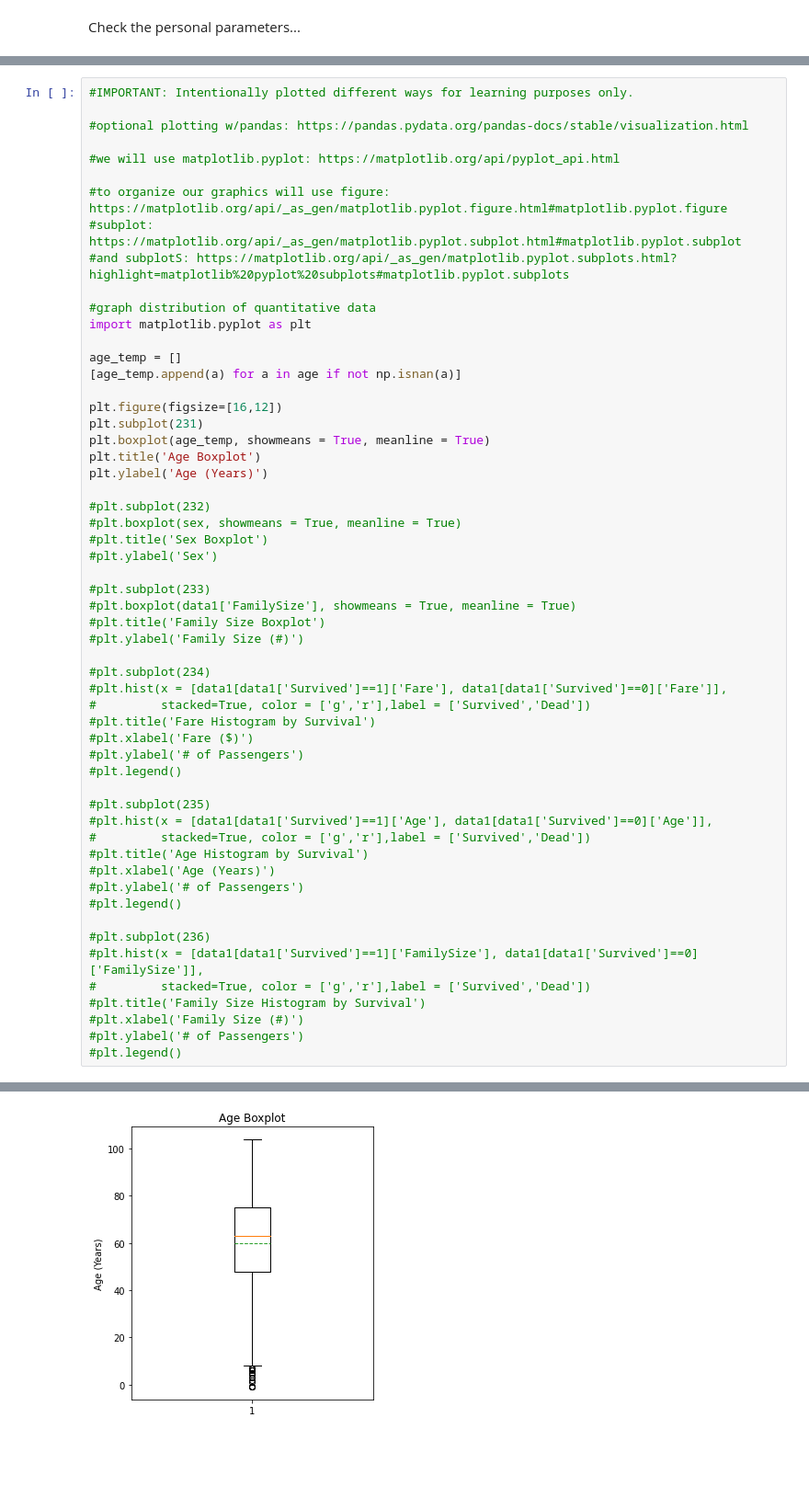
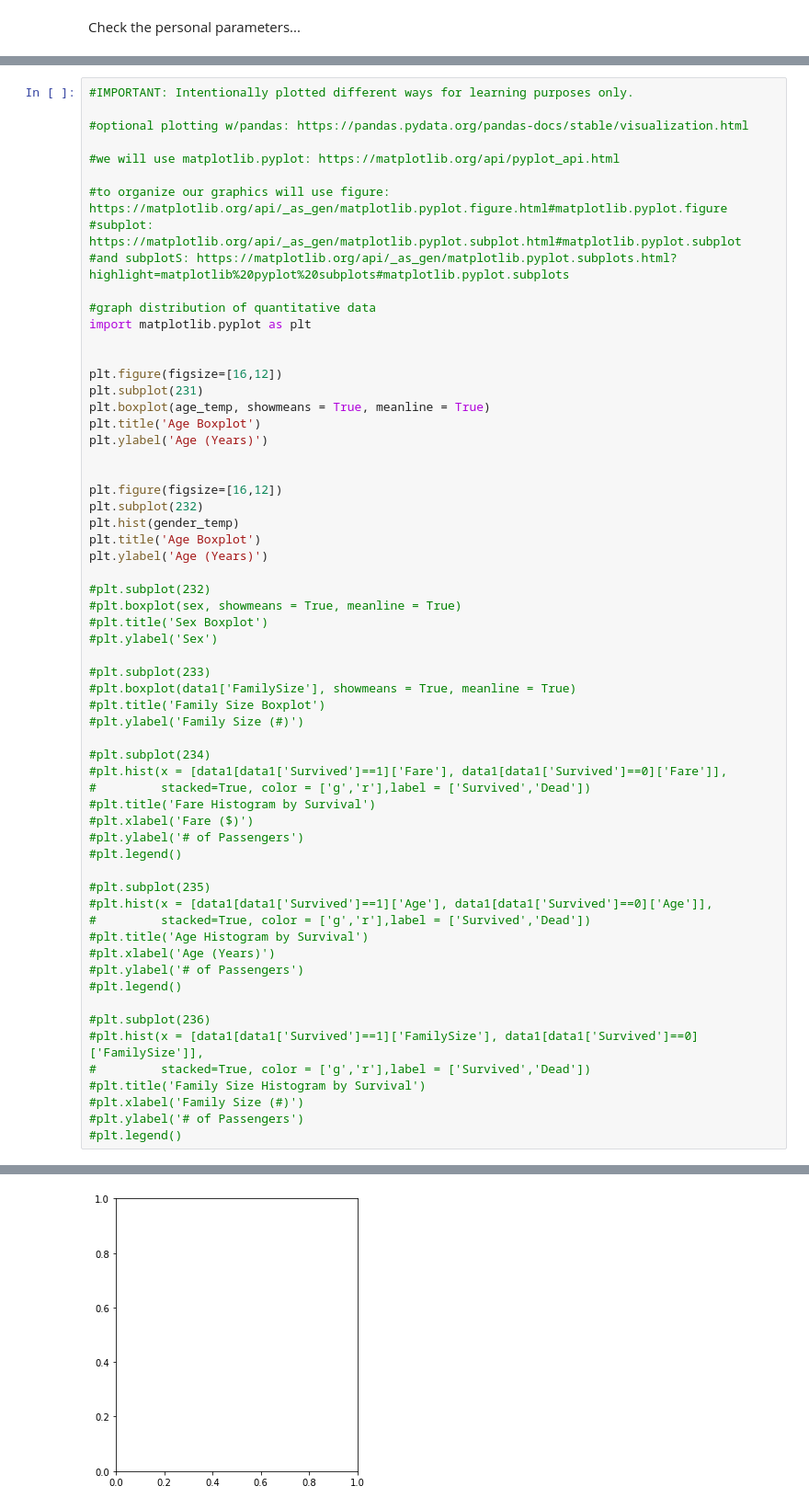
Before and after one commit to FVaisfeld/ml, a Jupyter notebook: data_comparison.ipynb, the cells around one changed output, grey strips where cells are left out. Shown at 92% size. Cells and saved outputs as stored; diff of their text form; blank space fills up the shorter version.

```diff
--- a/data_comparison.ipynb
+++ b/data_comparison.ipynb
@@ -83,12 +195,17 @@ Check the personal parameters...
 #graph distribution of quantitative data
 import matplotlib.pyplot as plt
 
-age_temp = []
-[age_temp.append(a) for a in age if not np.isnan(a)]
 
 plt.figure(figsize=[16,12])
 plt.subplot(231)
 plt.boxplot(age_temp, showmeans = True, meanline = True)
+plt.title('Age Boxplot')
+plt.ylabel('Age (Years)')
+
+
+plt.figure(figsize=[16,12])
+plt.subplot(232)
+plt.hist(gender_temp)
 plt.title('Age Boxplot')
 plt.ylabel('Age (Years)')
 
@@ -130 +247 @@ Text(0, 0.5, 'Age (Years)')
-[figure, old version]
+[figure, new version]
```
Also changed, not shown: parts of 5 cells of this notebook.
